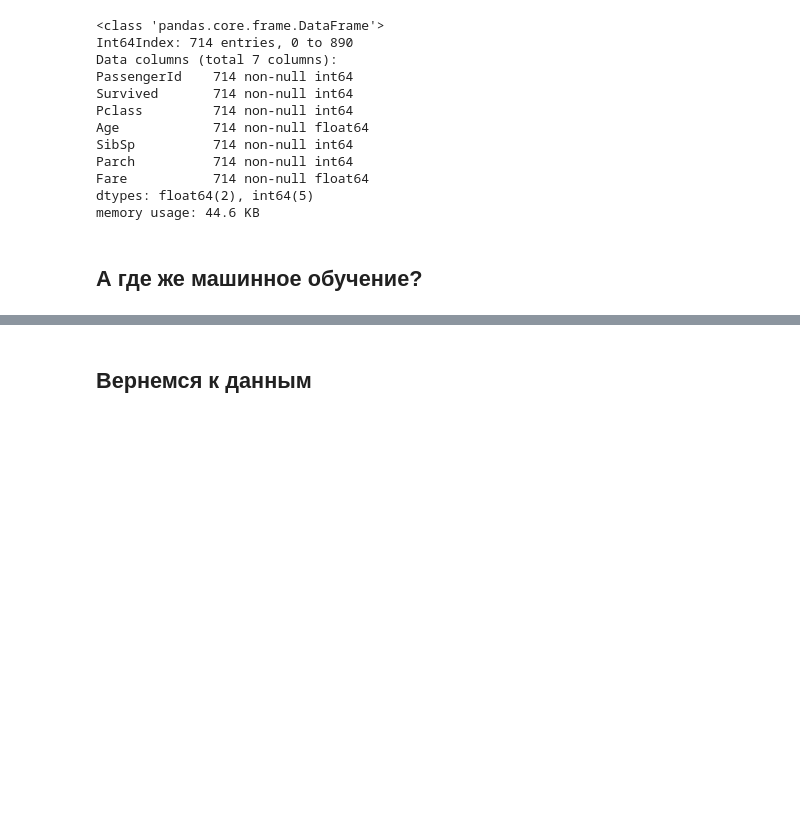
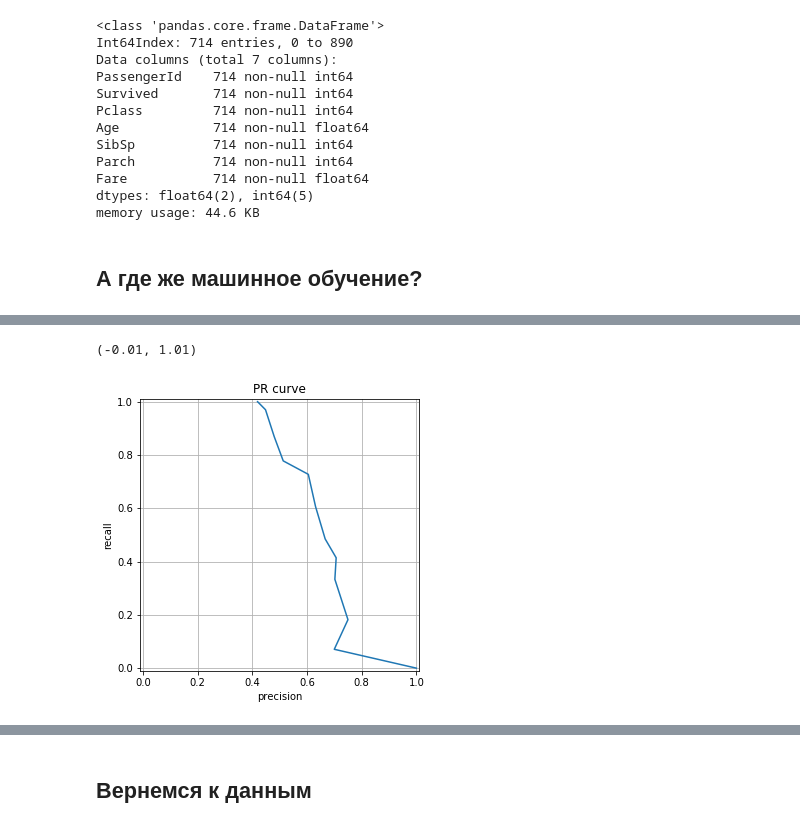
Before and after one commit to rojaster/sfml, a Jupyter notebook: hw02/lesson_02/02_titanic.ipynb, the cells around one changed output, grey strips where cells are left out. Cells and saved outputs as stored; diff of their text form; code cells hidden in the pictures; blank space fills up the shorter version.

```diff
--- a/hw02/lesson_02/02_titanic.ipynb
+++ b/hw02/lesson_02/02_titanic.ipynb
@@ -161,3 +226,20 @@ array([[ 0.6,  0.4],
+# %%
+precision, recall, tresholds = precision_recall_curve(y_test, predict[:,1])
+# %%
+%matplotlib inline
+from matplotlib import pyplot as plt
+from sklearn.metrics import roc_auc_score, roc_curve
+plt.figure(figsize=(5, 5))
+plt.plot(precision, recall)
+plt.ylabel('recall')
+plt.xlabel('precision')
+plt.grid(True)
+plt.title('PR curve')
+plt.xlim((-0.01, 1.01))
+plt.ylim((-0.01, 1.01))
+# %% [output]
+(-0.01, 1.01)
+[figure, added]
 # %%
 %matplotlib inline
 from matplotlib import pyplot as plt
```
Also changed, not shown: parts of 32 cells of this notebook, 5 other files.
